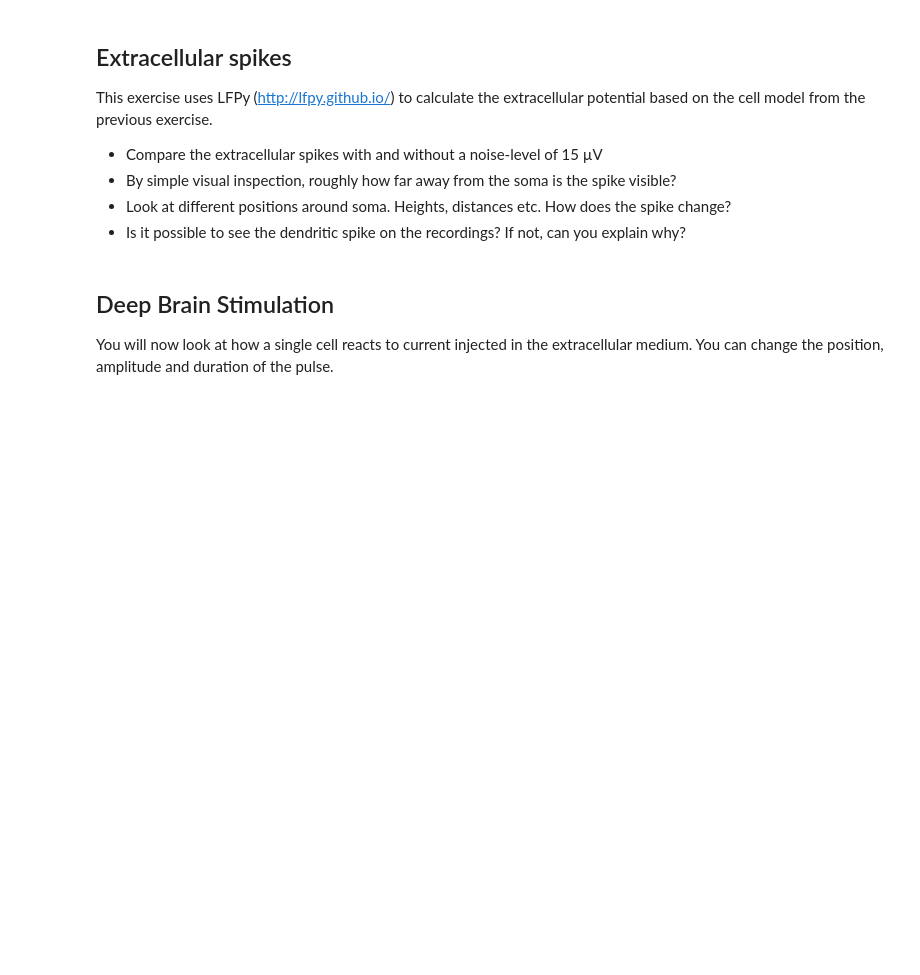
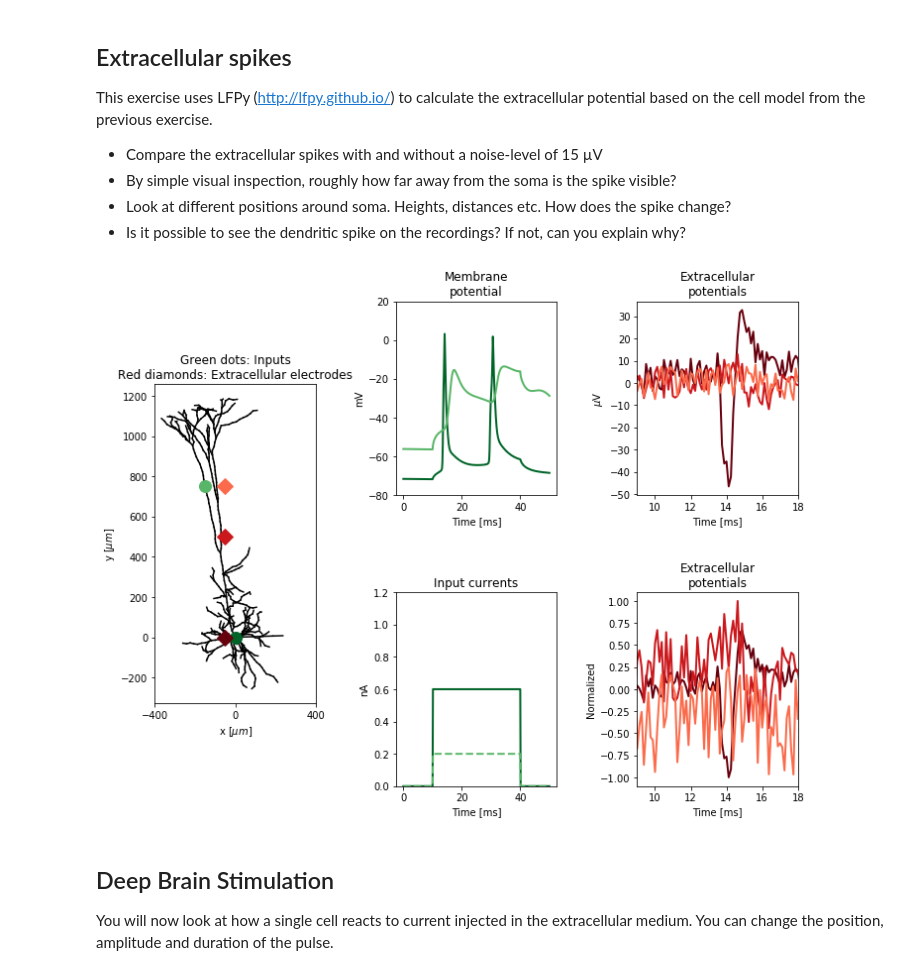
Before and after one commit to torbjone/my_binder_test, a Jupyter notebook: index.ipynb, the cells around one changed output. Saved outputs shown, nothing was run; the diff lists cells and outputs as text; code cells hidden in the pictures; blank space fills up the shorter version.

```diff
--- a/index.ipynb
+++ b/index.ipynb
@@ -106,34 +112,36 @@ blockPrint()
 
 # Parameters for step pulse input to soma and apical dendrite
 soma_clamp_params = {
     'idx': 0,  # Cell index of soma
     'record_current': True,
     'amp': 0.6, # [nA] Current injected in soma
     'dur': 30., # [ms] Duration of pulse
     'delay': 10, # [ms] Delay before pulse onset
     'pptype': 'IClamp',
     }
 apic_clamp_params = {
     'record_current': True,
     'amp': 0.2,  # [nA] Current injected in apical dendrite
     'dur': 30., # [ms] Duration of pulse
     'delay': 10, # [ms] Delay before pulse onset
     'pptype': 'IClamp',
     }
 
 # Making x,y,z coordinates of three electrodes
 elec_x = np.array([-50., -50., -50.])
 elec_y = np.array([0., 500., 750.])
 elec_z = np.array([0.0, 0.0, 0.0])
 electrode_parameters = {
     'sigma': 0.3,       # extracellular conductivity
     'x': elec_x,        # x,y,z-coordinates of contact points
     'y': elec_y,
     'z': elec_z,
 }
-noise_level = 0 # [uV] Noise level that is added to extracellular recordings
+noise_level = 15 # [uV] Noise level that is added to extracellular recordings
 
 exercise2(soma_clamp_params, apic_clamp_params, electrode_parameters, noise_level)
+# %% [output]
+[figure, added]
 # %% [markdown]
 ## Deep Brain Stimulation
 You will now look at how a single cell reacts to current injected in the extracellular medium. You can change the position, amplitude and duration of the pulse.
```
Also changed, not shown: parts of 6 cells of this notebook, 4 other files.
